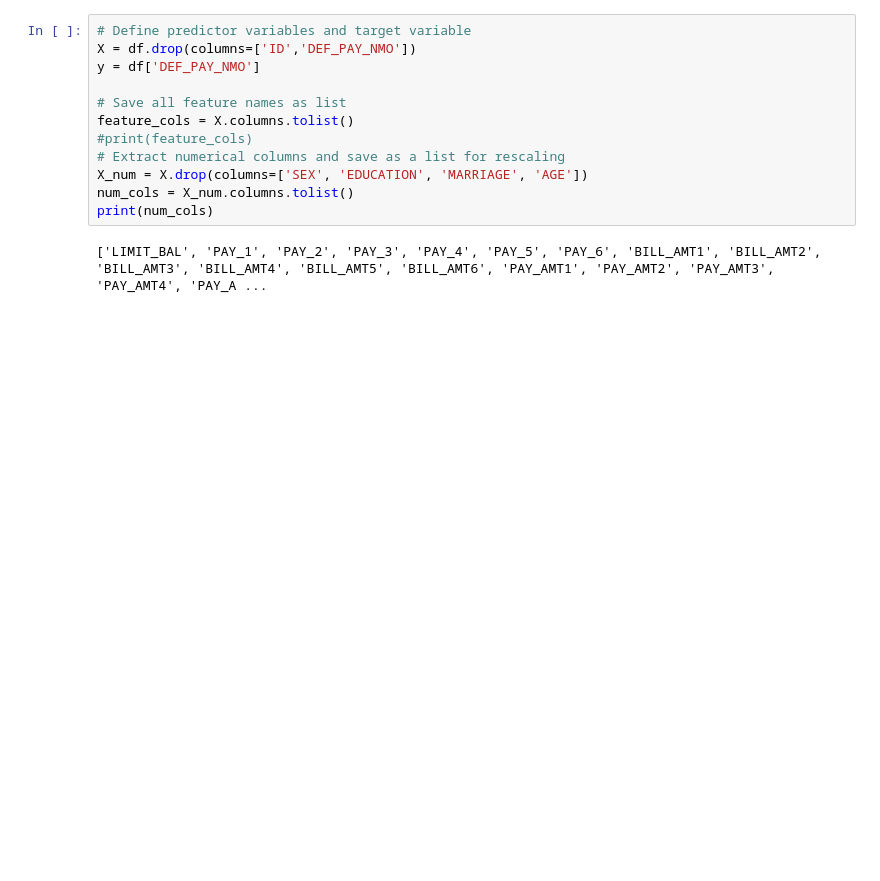
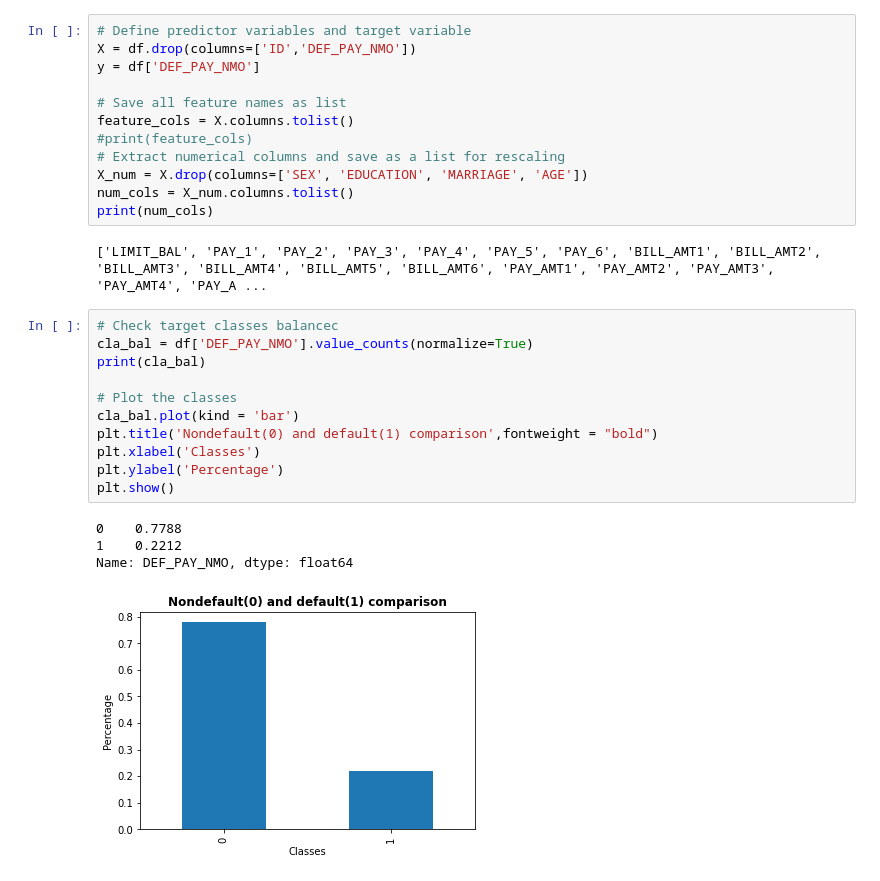
Before and after one commit to AnshRockstar/Credit-Card-Default-Analysis, a Jupyter notebook: Credit_Card_Default_Prediction_Capstone_Projectipynb.ipynb, the cells around one changed output. Drawn from its saved outputs; the diff is of its cells as text; blank space fills up the shorter version.

```diff
--- a/Credit_Card_Default_Prediction_Capstone_Projectipynb.ipynb
+++ b/Credit_Card_Default_Prediction_Capstone_Projectipynb.ipynb
@@ -444,3 +444,19 @@ num_cols = X_num.columns.tolist()
 print(num_cols)
 # %% [output]
 ['LIMIT_BAL', 'PAY_1', 'PAY_2', 'PAY_3', 'PAY_4', 'PAY_5', 'PAY_6', 'BILL_AMT1', 'BILL_AMT2', 'BILL_AMT3', 'BILL_AMT4', 'BILL_AMT5', 'BILL_AMT6', 'PAY_AMT1', 'PAY_AMT2', 'PAY_AMT3', 'PAY_AMT4', 'PAY_A ...
+# %%
+# Check target classes balancec
+cla_bal = df['DEF_PAY_NMO'].value_counts(normalize=True)
+print(cla_bal)
+
+# Plot the classes
+cla_bal.plot(kind = 'bar')
+plt.title('Nondefault(0) and default(1) comparison',fontweight = "bold")
+plt.xlabel('Classes')
+plt.ylabel('Percentage')
+plt.show()
+# %% [output]
+0    0.7788
+1    0.2212
+Name: DEF_PAY_NMO, dtype: float64
+[figure, added]
```
Also changed, not shown: parts of 3 cells of this notebook.
